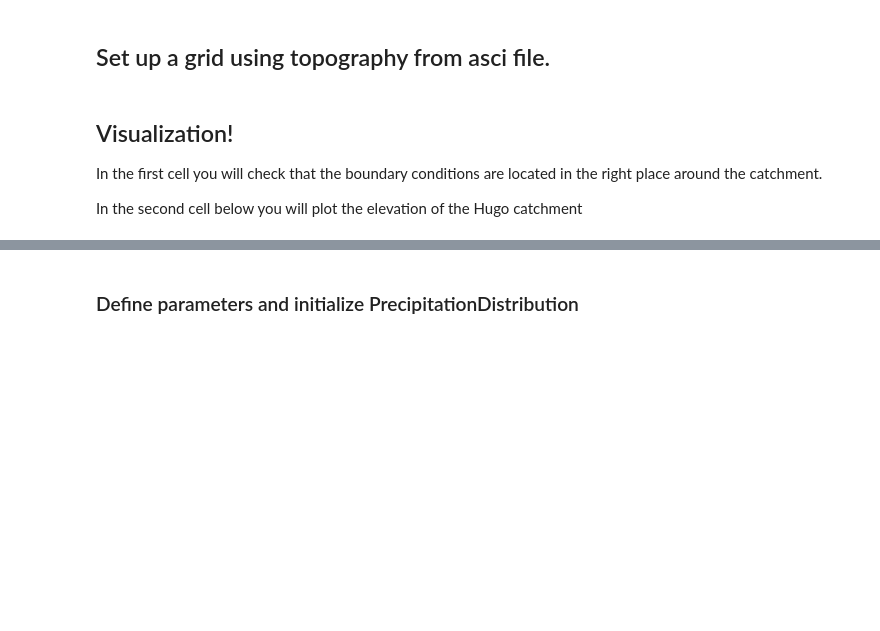
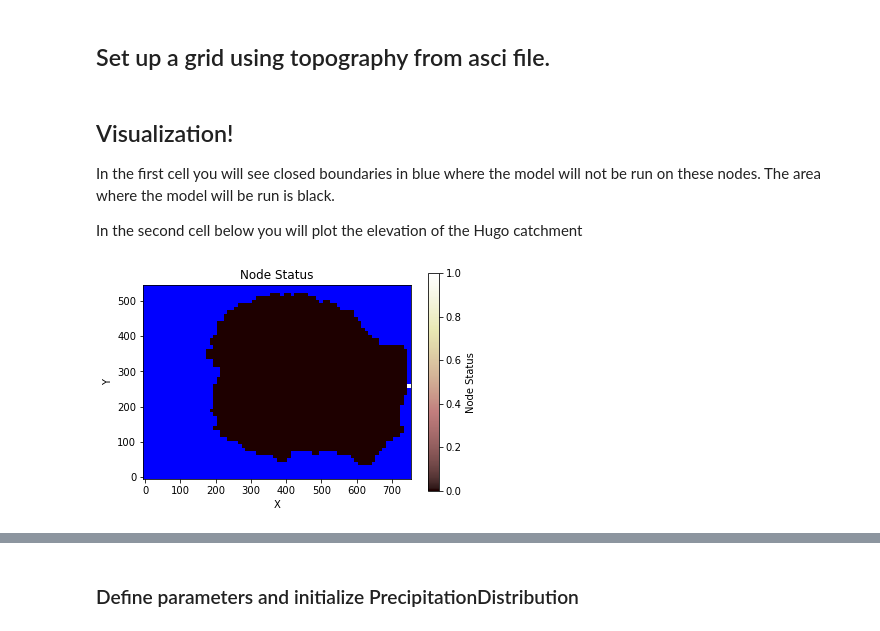
Before and after one commit to espin-2020/precipitation_lanscape_evolution, a Jupyter notebook: Rainstorms_Hydrographs.ipynb, the cells around one changed output, grey strips where cells are left out. Cells and saved outputs as stored; diff of their text form; code cells hidden in the pictures; blank space fills up the shorter version.

```diff
--- a/Rainstorms_Hydrographs.ipynb
+++ b/Rainstorms_Hydrographs.ipynb
@@ -89,7 +86,15 @@ mg.set_watershed_boundary_condition('topographic__elevation')
 # %% [markdown]
 ## Visualization!
 
-In the first cell you will check that the boundary conditions are located in the right place around the catchment.
+In the first cell you will see closed boundaries in blue where the model will not be run on these nodes. The area where the model will be run is black.
 
 In the second cell below you will plot the elevation of the Hugo catchment
+# %%
+# Show boundries conditions and topography of Hugo Catchment
+fig = plt.subplots()
+imshow_grid(mg, mg.status_at_node, color_for_closed="blue",
+            plot_name = 'Node Status',
+            var_name = 'Node Status')
+# %% [output]
+[figure, added]
 # %%
```
Also changed, not shown: parts of 4 cells of this notebook.
